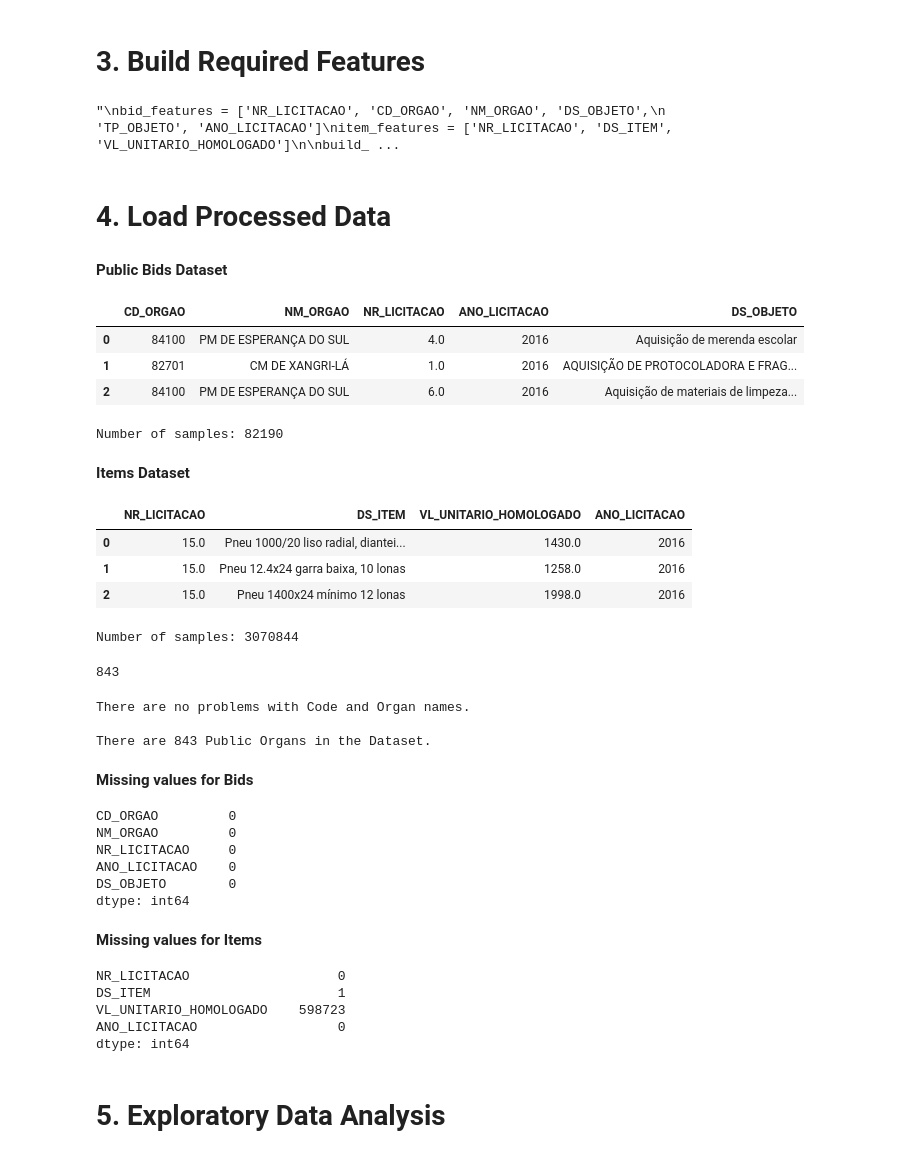
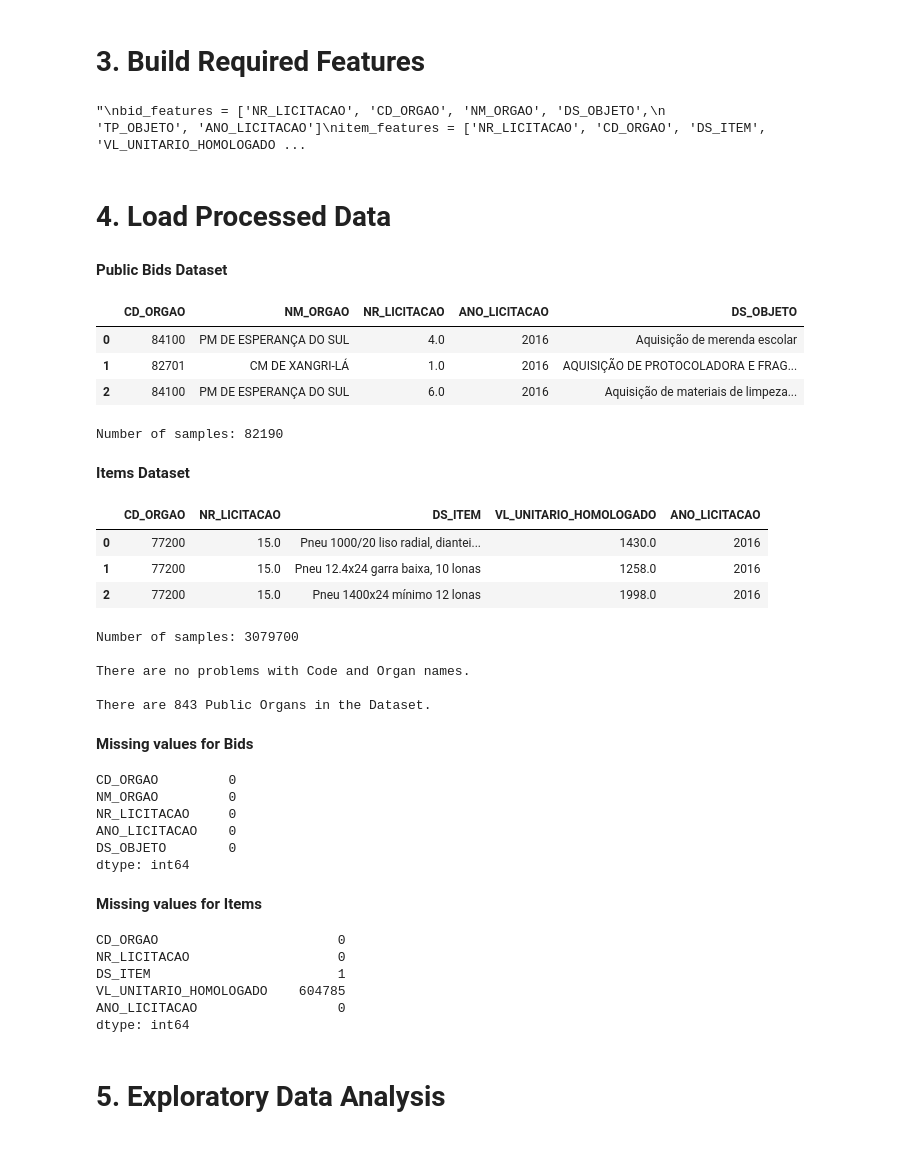
Before and after one commit to alfarias/rs-public-bids, a Jupyter notebook: notebooks/exploration.ipynb, the cells around one changed output. Cells and saved outputs as stored; diff of their text form; code cells hidden in the pictures.

```diff
--- a/notebooks/exploration.ipynb
+++ b/notebooks/exploration.ipynb
@@ -30,65 +35,38 @@ YEARS = [2016, 2017, 2018, 2019]
 # %% [markdown]
 # 3. Build Required Features
 # %%
-'''
+"""
 bid_features = ['NR_LICITACAO', 'CD_ORGAO', 'NM_ORGAO', 'DS_OBJETO',
                  'TP_OBJETO', 'ANO_LICITACAO']
-item_features = ['NR_LICITACAO', 'DS_ITEM', 'VL_UNITARIO_HOMOLOGADO']
+item_features = ['NR_LICITACAO', 'CD_ORGAO', 'DS_ITEM', 'VL_UNITARIO_HOMOLOGADO']
 
 build_features(dataset='licitacao', data_path=DATA_PATH, cols=bid_features, values=YEARS)
 print('=' * 18)
 build_features(dataset='item', data_path=DATA_PATH, cols=item_features, values=YEARS)
-'''
+"""
 # %% [output]
-"\nbid_features = ['NR_LICITACAO', 'CD_ORGAO', 'NM_ORGAO', 'DS_OBJETO',\n                 'TP_OBJETO', 'ANO_LICITACAO']\nitem_features = ['NR_LICITACAO', 'DS_ITEM', 'VL_UNITARIO_HOMOLOGADO']\n\nbuild_ ...
+"\nbid_features = ['NR_LICITACAO', 'CD_ORGAO', 'NM_ORGAO', 'DS_OBJETO',\n                 'TP_OBJETO', 'ANO_LICITACAO']\nitem_features = ['NR_LICITACAO', 'CD_ORGAO', 'DS_ITEM', 'VL_UNITARIO_HOMOLOGADO ...
 # %% [markdown]
 # 4. Load Processed Data
-# %%
-bid = pd.read_parquet(DATA_PATH+os.sep+'processed'+
-                        os.sep+str(min(YEARS))+'_'+str(max(YEARS))+
-                        '_'+'licitacao.parquet')
-item = pd.read_parquet(DATA_PATH+os.sep+'processed'+
-                        os.sep+str(min(YEARS))+'_'+str(max(YEARS))+
-                        '_'+'item.parquet')
-# Display data without any duplicated samples
-display(HTML('<b>Public Bids Dataset</b>'), bid.head(3))
-bid.drop_duplicates(inplace=True)
-print(f'Number of samples: {bid.shape[0]}')
-print(' ')
-display(HTML('<b>Items Dataset</b>'), item.head(3))
-bid.drop_duplicates(inplace=True)
-print(f'Number of samples: {item.shape[0]}')
-# %% [output]
-Public Bids Dataset
-|  | CD_ORGAO | NM_ORGAO | NR_LICITACAO | ANO_LICITACAO | DS_OBJETO |
-| 0 | 84100 | PM DE ESPERANÇA DO SUL | 4.0 | 2016 | Aquisição de merenda escolar |
-| 1 | 82701 | CM DE XANGRI-LÁ | 1.0 | 2016 | AQUISIÇÃO DE PROTOCOLADORA E FRAG... |
-| 2 | 84100 | PM DE ESPERANÇA DO SUL | 6.0 | 2016 | Aquisição de materiais de limpeza... |
-Number of samples: 82190
-Items Dataset
-|  | NR_LICITACAO | DS_ITEM | VL_UNITARIO_HOMOLOGADO | ANO_LICITACAO |
-| 0 | 15.0 | Pneu 1000/20 liso radial, diantei... | 1430.0 | 2016 |
-| 1 | 15.0 | Pneu 12.4x24 garra baixa, 10 lonas | 1258.0 | 2016 |
-| 2 | 15.0 | Pneu 1400x24 mínimo 12 lonas | 1998.0 | 2016 |
-Number of samples: 3070844
-# %%
-bid['CD_ORGAO'].nunique()
-# %% [output]
-843
-# %%
-organ_check = bid['CD_ORGAO'].nunique() == bid['NM_ORGAO'].nunique()
-
-if organ_check == True:
-    print('There are no problems with Code and Organ names.')
-else:
-    print('There are problems with Code and Organ names.')
-
-print(' ')
-print(f'There are {bid["CD_ORGAO"].nunique()} Public Organs in the Dataset')
-# %% [output]
-There are no problems with Code and Organ names.
-
-There are 843 Public Organs in the Dataset.
+# %%
+bid, item = load_data(data_path=DATA_PATH, years=YEARS)
+# %% [output]
+Public Bids Dataset
+|  | CD_ORGAO | NM_ORGAO | NR_LICITACAO | ANO_LICITACAO | DS_OBJETO |
+| 0 | 84100 | PM DE ESPERANÇA DO SUL | 4.0 | 2016 | Aquisição de merenda escolar |
+| 1 | 82701 | CM DE XANGRI-LÁ | 1.0 | 2016 | AQUISIÇÃO DE PROTOCOLADORA E FRAG... |
+| 2 | 84100 | PM DE ESPERANÇA DO SUL | 6.0 | 2016 | Aquisição de materiais de limpeza... |
+Number of samples: 82190
+Items Dataset
+|  | CD_ORGAO | NR_LICITACAO | DS_ITEM | VL_UNITARIO_HOMOLOGADO | ANO_LICITACAO |
+| 0 | 77200 | 15.0 | Pneu 1000/20 liso radial, diantei... | 1430.0 | 2016 |
+| 1 | 77200 | 15.0 | Pneu 12.4x24 garra baixa, 10 lonas | 1258.0 | 2016 |
+| 2 | 77200 | 15.0 | Pneu 1400x24 mínimo 12 lonas | 1998.0 | 2016 |
+Number of samples: 3079700
+
+There are no problems with Code and Organ names.
+
+There are 843 Public Organs in the Dataset.
 # %%
 display(HTML('<b>Missing values for Bids'), bid.isnull().sum())
 print(' ')
@@ -102,9 +80,10 @@ ANO_LICITACAO    0
 DS_OBJETO        0
 dtype: int64
 Missing values for Items
+CD_ORGAO                       0
 NR_LICITACAO                   0
 DS_ITEM                        1
-VL_UNITARIO_HOMOLOGADO    598723
+VL_UNITARIO_HOMOLOGADO    604785
 ANO_LICITACAO                  0
 dtype: int64
 # %%
```
Also changed, not shown: parts of 4 cells of this notebook, 4 other files.
